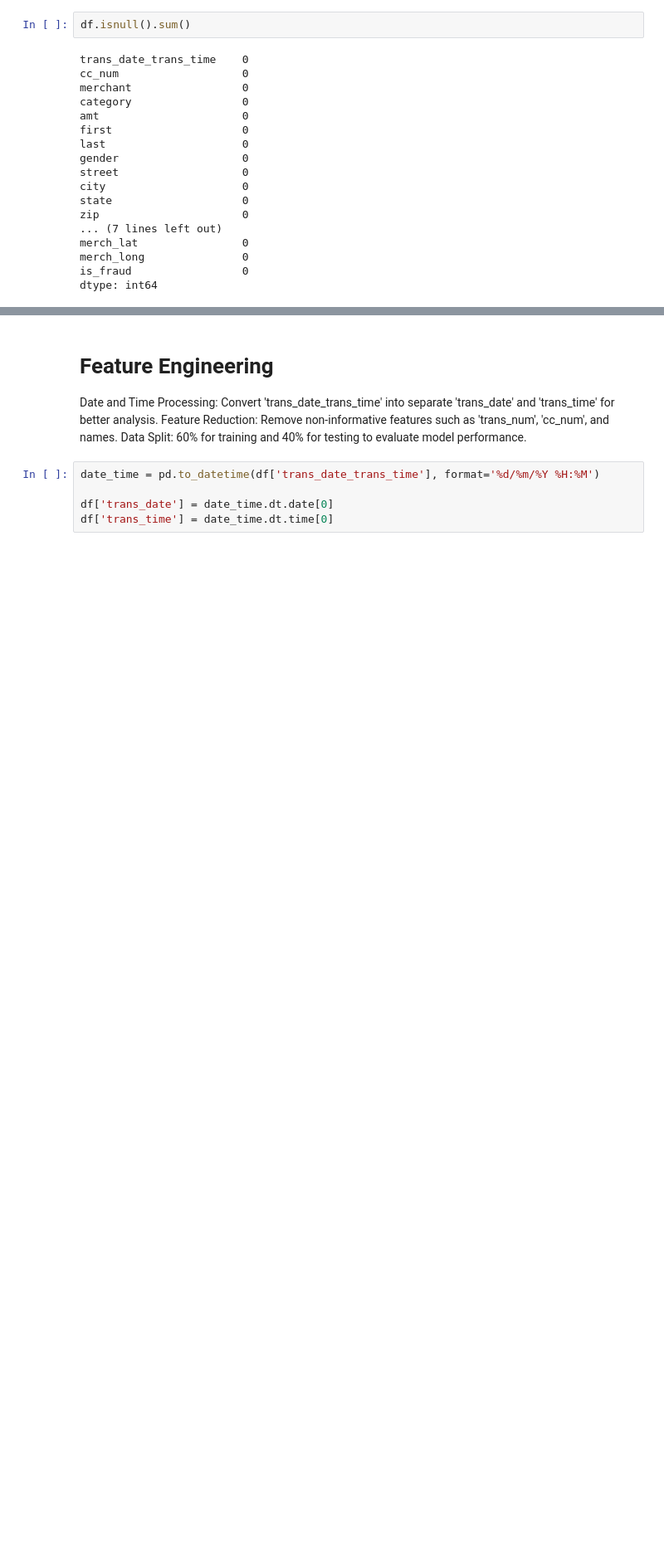
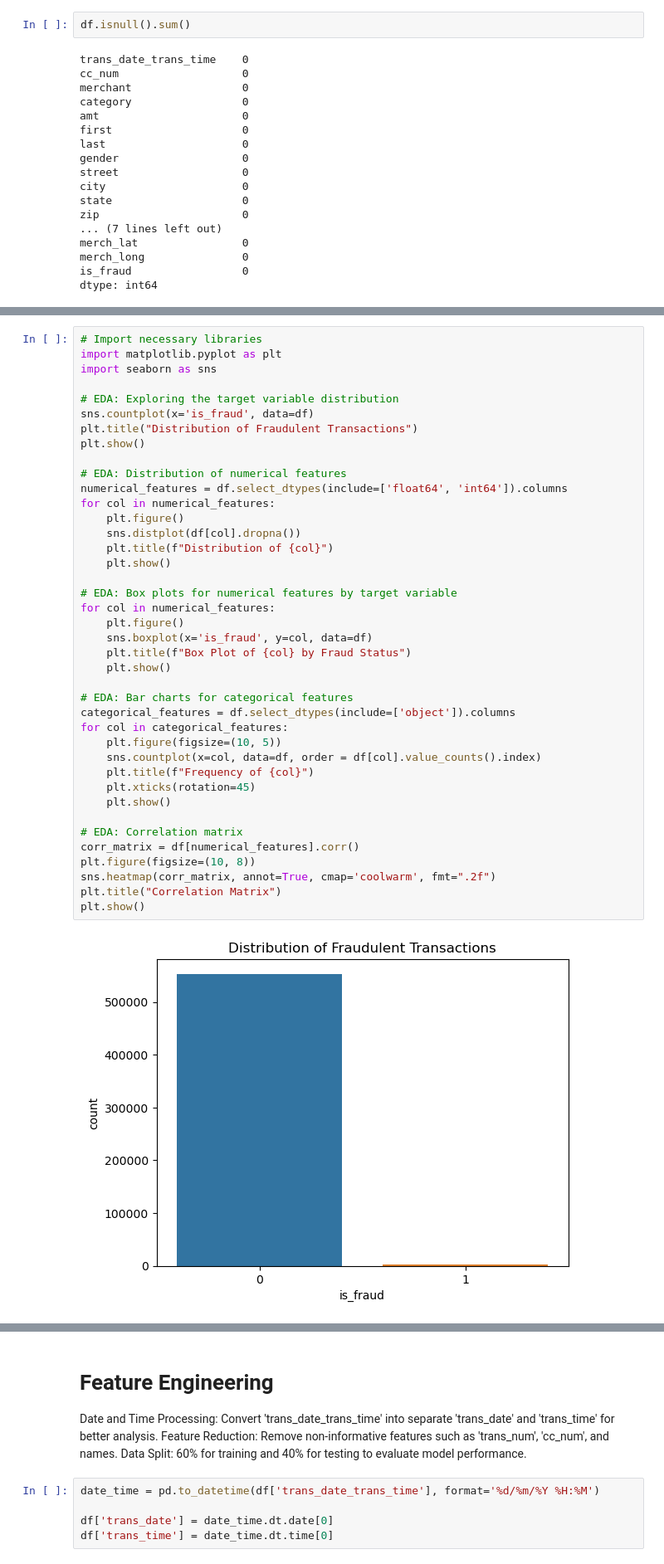
Before and after one commit to bahadirmustafa/Springboard, a Jupyter notebook: Story.ipynb, the cells around one changed output, grey strips where cells are left out. Shown at 83% size. Cells and saved outputs as stored; diff of their text form; blank space fills up the shorter version.

```diff
--- a/Story.ipynb
+++ b/Story.ipynb
@@ -83,0 +91,42 @@ dtype: int64
+# %%
+# Import necessary libraries
+import matplotlib.pyplot as plt
+import seaborn as sns
+
+# EDA: Exploring the target variable distribution
+sns.countplot(x='is_fraud', data=df)
+plt.title("Distribution of Fraudulent Transactions")
+plt.show()
+
+# EDA: Distribution of numerical features
+numerical_features = df.select_dtypes(include=['float64', 'int64']).columns
+for col in numerical_features:
+    plt.figure()
+    sns.distplot(df[col].dropna())
+    plt.title(f"Distribution of {col}")
+    plt.show()
+
+# EDA: Box plots for numerical features by target variable
+for col in numerical_features:
+    plt.figure()
+    sns.boxplot(x='is_fraud', y=col, data=df)
+    plt.title(f"Box Plot of {col} by Fraud Status")
+    plt.show()
+
+# EDA: Bar charts for categorical features
+categorical_features = df.select_dtypes(include=['object']).columns
+for col in categorical_features:
+    plt.figure(figsize=(10, 5))
+    sns.countplot(x=col, data=df, order = df[col].value_counts().index)
+    plt.title(f"Frequency of {col}")
+    plt.xticks(rotation=45)
+    plt.show()
+
+# EDA: Correlation matrix
+corr_matrix = df[numerical_features].corr()
+plt.figure(figsize=(10, 8))
+sns.heatmap(corr_matrix, annot=True, cmap='coolwarm', fmt=".2f")
+plt.title("Correlation Matrix")
+plt.show()
+# %% [output]
+[figure, added]
```
Also changed, not shown: parts of 2 cells of this notebook.
